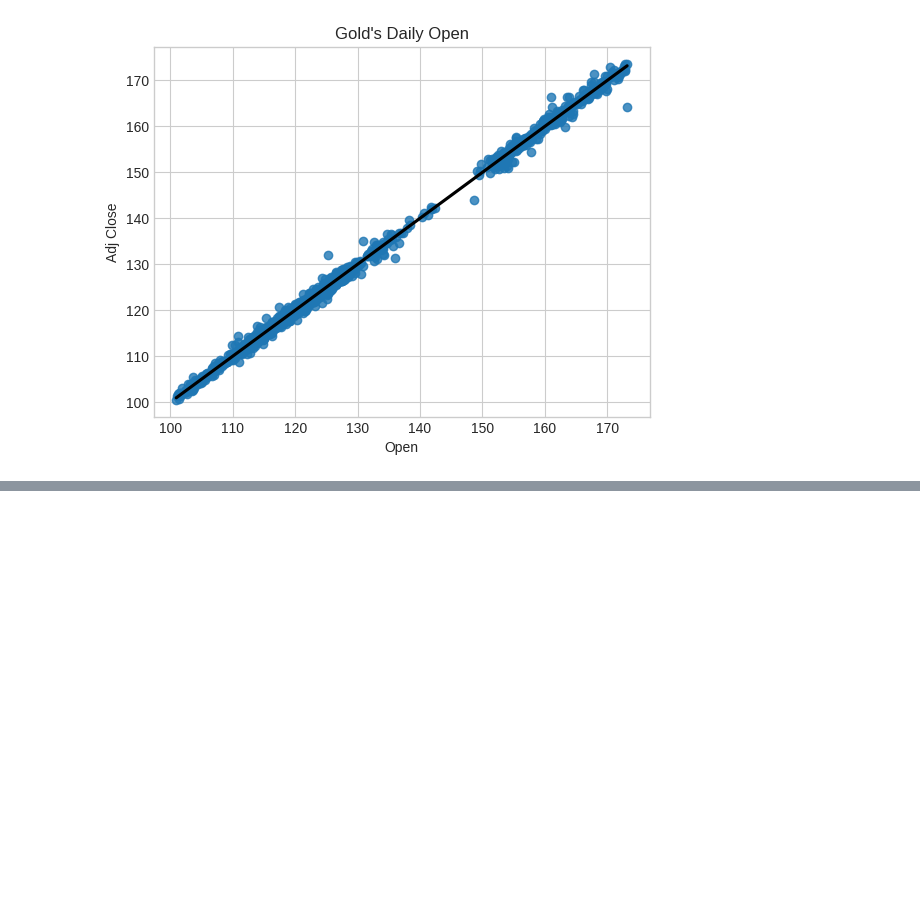
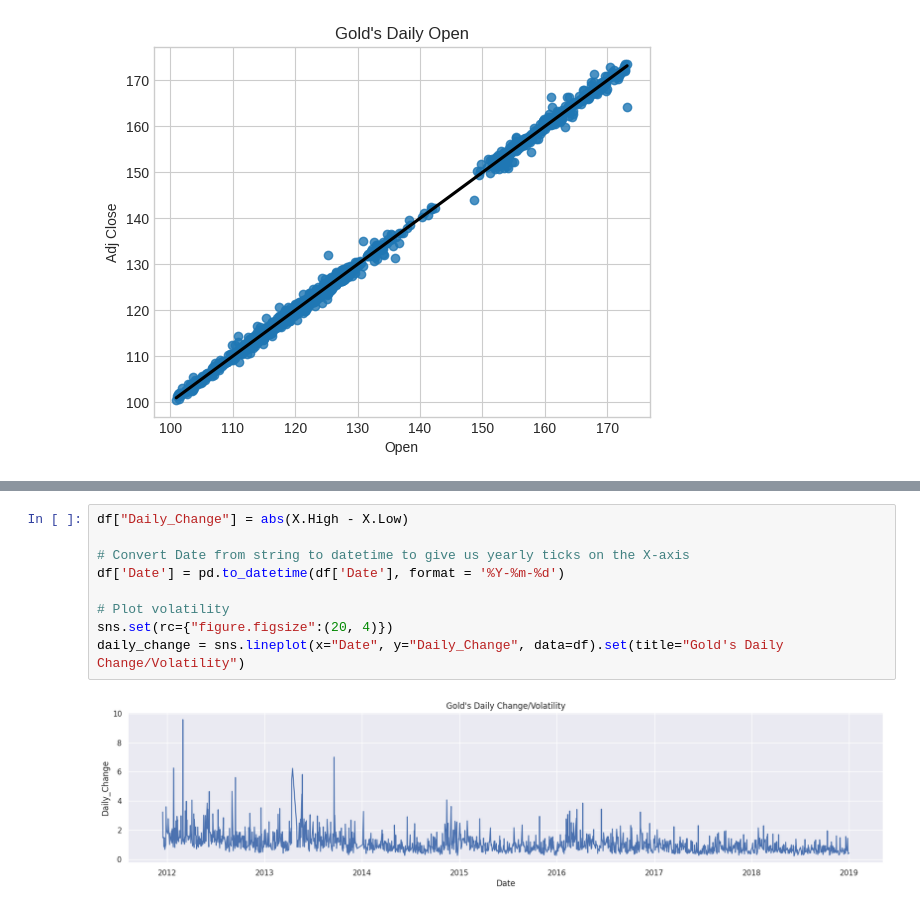
Before and after one commit to Shahimafiroz/LinearRegression-PCA, a Jupyter notebook: PredictingGoldPrices.ipynb, the cells around one changed output, grey strips where cells are left out. Drawn from its saved outputs; the diff is of its cells as text; blank space fills up the shorter version.

```diff
--- a/PredictingGoldPrices.ipynb
+++ b/PredictingGoldPrices.ipynb
@@ -354,0 +366,11 @@ We can see that these three native features are very good predictors for the adj
+# %%
+df["Daily_Change"] = abs(X.High - X.Low)
+
+# Convert Date from string to datetime to give us yearly ticks on the X-axis
+df['Date'] = pd.to_datetime(df['Date'], format = '%Y-%m-%d')
+
+# Plot volatility
+sns.set(rc={"figure.figsize":(20, 4)})
+daily_change = sns.lineplot(x="Date", y="Daily_Change", data=df).set(title="Gold's Daily Change/Volatility")
+# %% [output]
+[figure, added]
```
Also changed, not shown: parts of 20 cells of this notebook.
